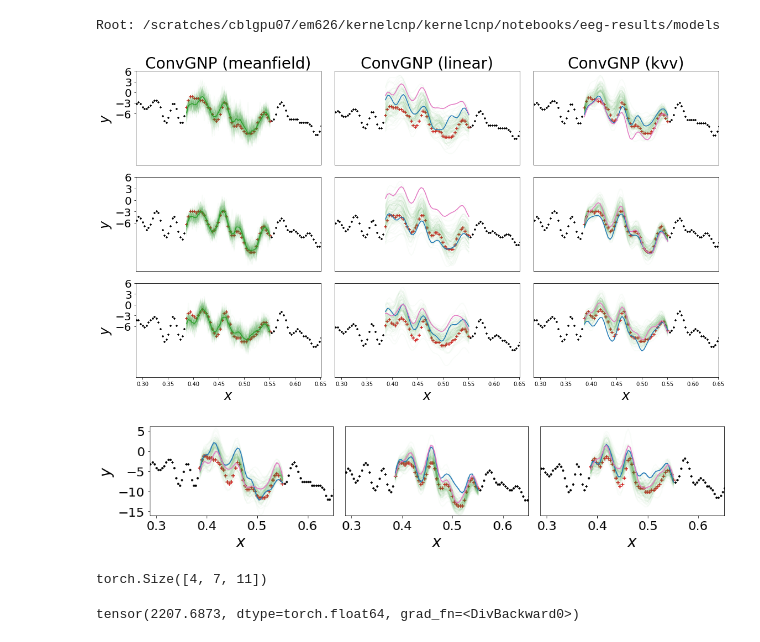
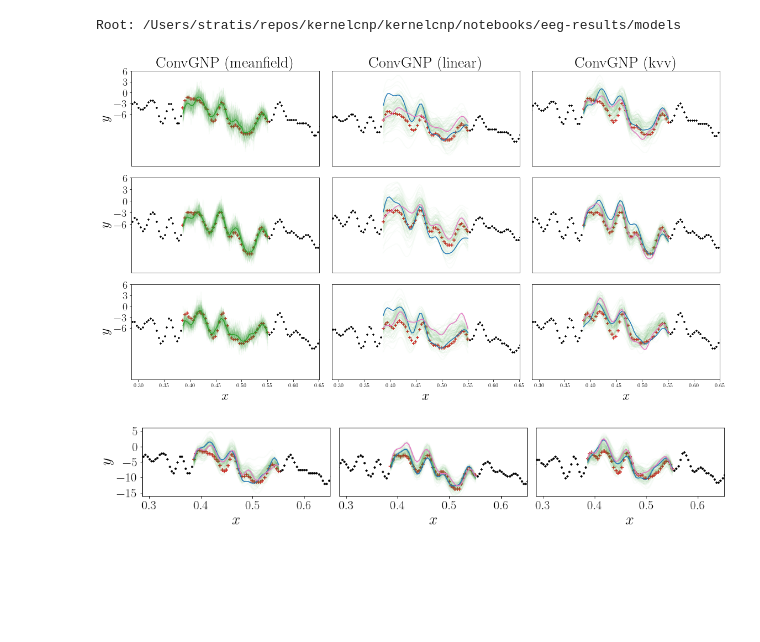
Before and after one commit to requeima/kernelcnp, a Jupyter notebook: notebooks/eeg-results/eeg-results.ipynb, the cells around one changed output. Saved outputs shown, nothing was run; the diff lists cells and outputs as text; code cells hidden in the pictures; blank space fills up the shorter version.

```diff
--- a/notebooks/eeg-results/eeg-results.ipynb
+++ b/notebooks/eeg-results/eeg-results.ipynb
@@ -15,7 +15,13 @@ from cnp.cov import (
 
 from cnp.experiment import WorkingDirectory
 from shutil import copyfile
+import pickle
+import matplotlib
 
+matplotlib.rcParams['text.usetex'] = True
+
+plt.rc('text', usetex=True)
+plt.rc('font', family='serif')
 
 def to_numpy(tensor):
     return tensor.detach().cpu().numpy()
@@ -34,11 +38,12 @@ args_noise_type = 'hetero'
 args_jitter = 1e-5
 args_num_outputs = 7
 
-device = torch.device('cuda:0')
+device = torch.device('cpu')
 
-working_directory = WorkingDirectory('/scratches/cblgpu07/em626/kernelcnp/kernelcnp/notebooks/eeg-results/models')
+# working_directory = WorkingDirectory('/scratches/cblgpu07/em626/kernelcnp/kernelcnp/notebooks/eeg-results/models')
+working_directory = WorkingDirectory('/Users/stratis/repos/kernelcnp/kernelcnp/notebooks/eeg-results/models')
 # %% [output]
-Root: /scratches/cblgpu07/em626/kernelcnp/kernelcnp/notebooks/eeg-results/models
+Root: /Users/stratis/repos/kernelcnp/kernelcnp/notebooks/eeg-results/models
 # %%
 def load_model(model_name, device, working_directory):
 
@@ -85,7 +90,9 @@ def load_model(model_name, device, working_directory):
 #                           target_length=50)
 # _data = list(train_data)
 # %%
-data = _data[48] # _data[50]
+with open('eeg-data.pkl', 'rb') as file:
+    data = pickle.load(file)
+file.close()
 # %%
 model_infos = [
     ('ConvGNP (meanfield)', StandardEEGConvGNP, MultiOutputMeanFieldGaussianLayer, 'convgnp-meanfield'),
@@ -206,13 +213,16 @@ plt.tight_layout()
 plt.savefig('eeg-plots.pdf')
 plt.show()
 # %% [output]
-[figure, old version]
+[figure, new version]
 # %%
 with open('eeg-data.pkl', 'rb') as file:
     data = pickle.load(file)
 file.close()
 
-plt.figure(figsize=(14, 3))
+plt.figure(figsize=(14, 2.5))
+
+np.random.seed(0)
+torch.manual_seed(0)
 
 model_info = model_infos[2]
 
@@ -280,32 +290,32 @@ for i in range(7):
         else:
             plt.plot(x_trg[0, :, 0], _samples[0, 0, i, :].T, color='tab:blue', alpha=1.)
             plt.plot(x_trg[0, :, 0], _samples[1, 0, i, :].T, color='tab:pink', alpha=1.)
 
         plt.scatter(x_trg[0, :, 0], y_trg[0, i, :], color='tab:red', marker='+')
 
 
 #             plt.xlim([0.75, 1.0])
 #             plt.xticks(np.linspace(0.5, 1.0, 6), fontsize=20)
 
         if k == 0:
             plt.yticks(np.linspace(-15., 5., 5), fontsize=20)
             plt.ylabel('$y$', fontsize=24)
 
         else:
             plt.yticks([])
 
         plt.xlim([x_trg[0, :, 0].min()-0.1, x_trg[0, :, 0].max()+0.1])
         plt.ylim([-16, 6])
         plt.xticks(np.linspace(0.3, 0.6, 4), fontsize=20)
         plt.xlabel('$x$', fontsize=24)
 
         k = k + 1
 
     else:
         continue
 
 plt.tight_layout()
-plt.savefig('eeg-plots.pdf')
+plt.savefig('eeg-plots-rescaled.pdf')
 plt.show()
 # %% [output]
-[figure, old version]
+[figure, new version]
@@ -345,4 +321,0 @@ _data = list(train_data)
-# %%
-_data[1]['y_target'].shape
-# %% [output]
-torch.Size([4, 7, 11])
@@ -353,11 +321,0 @@ convnp = StandardEEGConvNP(num_channels=7, num_samples=5, output_layer=output_la
-# %%
-batch = _data[0]
-
-convnp.loss(x_context=batch['x_context'],
-            y_context=batch['y_context'],
-            m_context=batch['m_context'],
-            x_target=batch['x_target'],
-            y_target=batch['y_target'],
-            m_target=batch['m_target'])
-# %% [output]
-tensor(2207.6873, dtype=torch.float64, grad_fn=<DivBackward0>)
```
Also changed, not shown: parts of 5 cells of this notebook, 19 other files.
